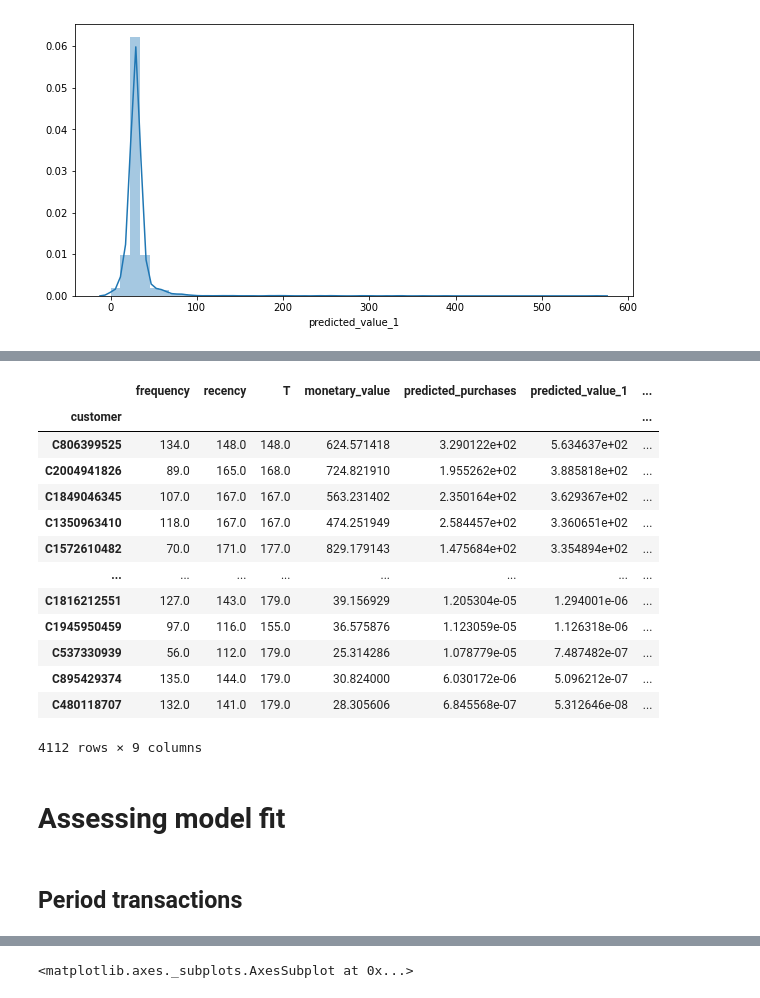
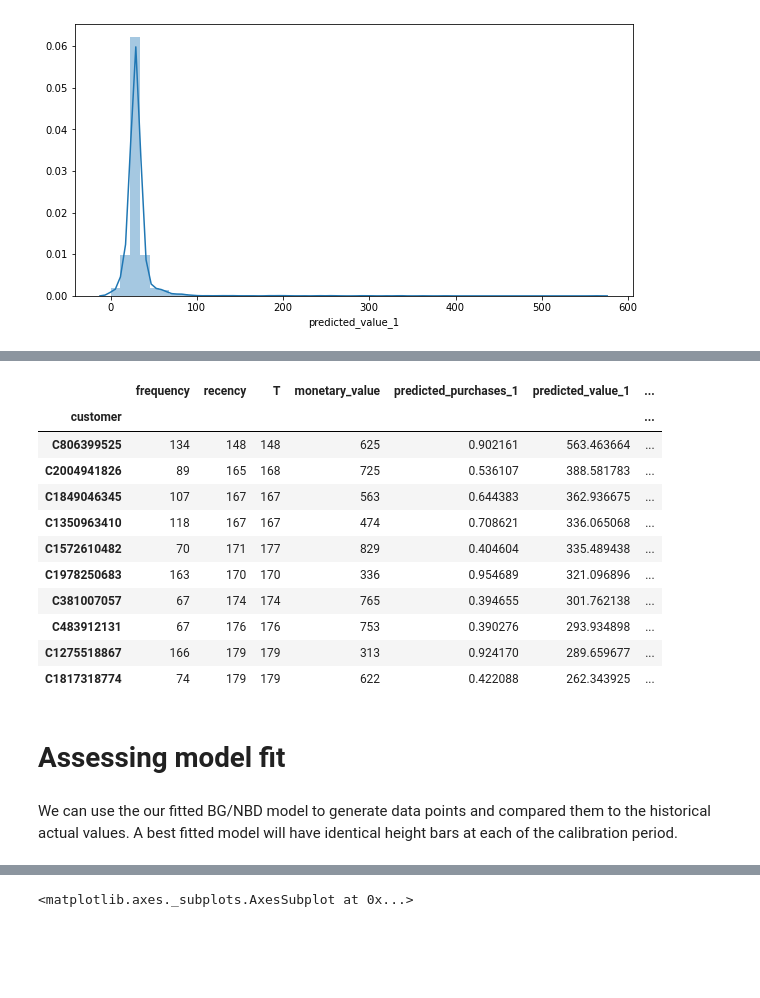
Before and after one commit to dvquy13/banksim, a Jupyter notebook: notebooks/06_issue12_clv.ipynb, the cells around one changed output, grey strips where cells are left out. Drawn from its saved outputs; the diff is of its cells as text; code cells hidden in the pictures; blank space fills up the shorter version.

Commit message:
Closes #12 Format notebook for presentation.

```diff
--- a/notebooks/06_issue12_clv.ipynb
+++ b/notebooks/06_issue12_clv.ipynb
@@ -262,25 +331,27 @@ data.sort_values(by=ppt_name).tail(5)
 # %%
 pvt_name = f'predicted_value_{t}'
-data[pvt_name] = (data['predicted_purchases']
+data[pvt_name] = (data[ppt_name]
                   * data['monetary_value'])
-# %%
-data.sort_values([pvt_name], ascending=False)
-# %% [output]
-|  | frequency | recency | T | monetary_value | predicted_purchases | predicted_value_1 | ... |
-| customer |  |  |  |  |  |  | ... |
-| C806399525 | 134.0 | 148.0 | 148.0 | 624.571418 | 3.290122e+02 | 5.634637e+02 | ... |
-| C2004941826 | 89.0 | 165.0 | 168.0 | 724.821910 | 1.955262e+02 | 3.885818e+02 | ... |
-| C1849046345 | 107.0 | 167.0 | 167.0 | 563.231402 | 2.350164e+02 | 3.629367e+02 | ... |
-| C1350963410 | 118.0 | 167.0 | 167.0 | 474.251949 | 2.584457e+02 | 3.360651e+02 | ... |
-| C1572610482 | 70.0 | 171.0 | 177.0 | 829.179143 | 1.475684e+02 | 3.354894e+02 | ... |
-| ... | ... | ... | ... | ... | ... | ... | ... |
-| C1816212551 | 127.0 | 143.0 | 179.0 | 39.156929 | 1.205304e-05 | 1.294001e-06 | ... |
-| C1945950459 | 97.0 | 116.0 | 155.0 | 36.575876 | 1.123059e-05 | 1.126318e-06 | ... |
-| C537330939 | 56.0 | 112.0 | 179.0 | 25.314286 | 1.078779e-05 | 7.487482e-07 | ... |
-| C895429374 | 135.0 | 144.0 | 179.0 | 30.824000 | 6.030172e-06 | 5.096212e-07 | ... |
-| C480118707 | 132.0 | 141.0 | 179.0 | 28.305606 | 6.845568e-07 | 5.312646e-08 | ... |
-4112 rows × 9 columns
+# %%
+data.sort_values([pvt_name], ascending=False) \
+    .head(10) \
+    .style.format("{:,.0f}", subset=[pvt_name, 'frequency',
+                                     'recency', 'T',
+                                     'monetary_value']) \
+          .format("{:,.2f}", subset=[ppt_name]) \
+          .bar(vmin=0, subset=[pvt_name])
+# %% [output]
+|  | frequency | recency | T | monetary_value | predicted_purchases_1 | predicted_value_1 | ... |
+| customer |  |  |  |  |  |  | ... |
+| C806399525 | 134 | 148 | 148 | 625 | 0.902161 | 563.463664 | ... |
+| C2004941826 | 89 | 165 | 168 | 725 | 0.536107 | 388.581783 | ... |
+| C1849046345 | 107 | 167 | 167 | 563 | 0.644383 | 362.936675 | ... |
+| C1350963410 | 118 | 167 | 167 | 474 | 0.708621 | 336.065068 | ... |
+| C1572610482 | 70 | 171 | 177 | 829 | 0.404604 | 335.489438 | ... |
+| C1978250683 | 163 | 170 | 170 | 336 | 0.954689 | 321.096896 | ... |
+| C381007057 | 67 | 174 | 174 | 765 | 0.394655 | 301.762138 | ... |
+| C483912131 | 67 | 176 | 176 | 753 | 0.390276 | 293.934898 | ... |
+| C1275518867 | 166 | 179 | 179 | 313 | 0.924170 | 289.659677 | ... |
+| C1817318774 | 74 | 179 | 179 | 622 | 0.422088 | 262.343925 | ... |
 # %% [markdown]
-# Assessing model fit
+# Assessing model fit <a class="anchor" id="eval"></a>
-# %% [markdown]
-## Period transactions
@@ -289,3 +358,5 @@ from lifetimes.plotting import plot_period_transactions
+# %% [markdown]
+We can use the our fitted BG/NBD model to generate data points and compared them to the historical actual values. A best fitted model will have identical height bars at each of the calibration period.
 # %%
 plot_period_transactions(bgf, max_frequency=30, figsize=(12,6))
 # %% [output]
```
Also changed, not shown: parts of 97 cells of this notebook.
